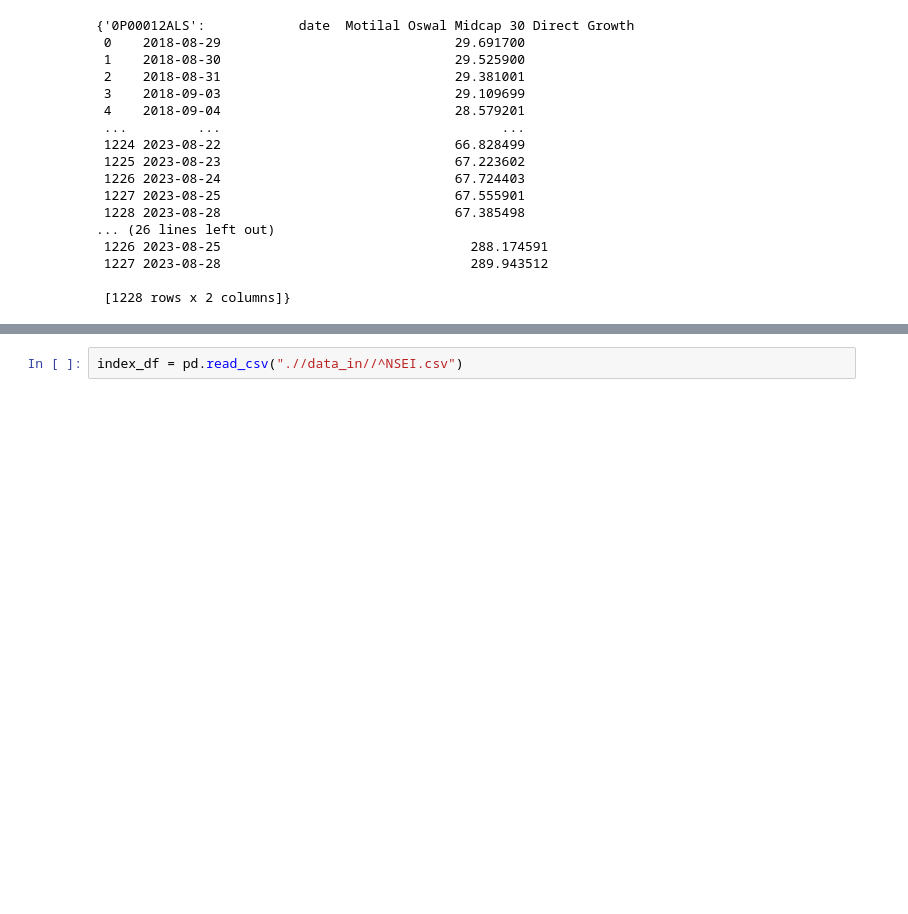
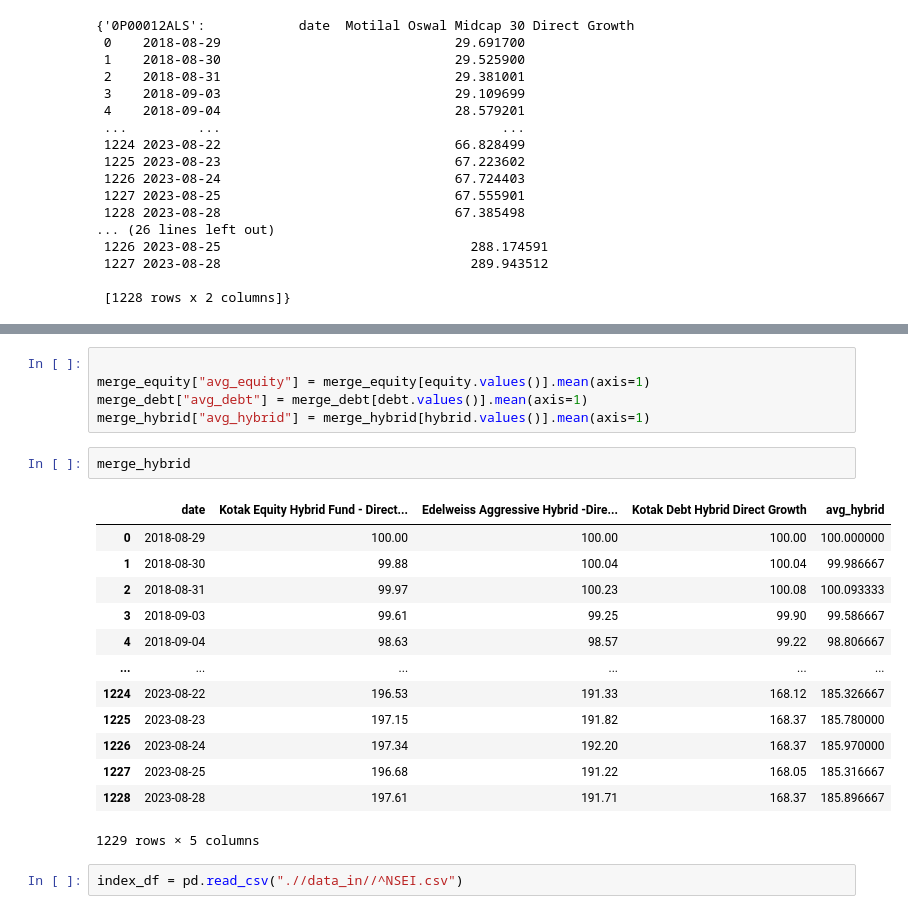
Before and after one commit to amanhooda98/Mutual_Fund_Analytics, a Jupyter notebook: Mutual_Fund_Analytics.ipynb, the cells around one changed output, grey strips where cells are left out. Saved outputs shown, nothing was run; the diff lists cells and outputs as text; blank space fills up the shorter version.

```diff
--- a/Mutual_Fund_Analytics.ipynb
+++ b/Mutual_Fund_Analytics.ipynb
@@ -280,3 +276,24 @@ dtype: object
+# %%
+
+merge_equity["avg_equity"] = merge_equity[equity.values()].mean(axis=1)
+merge_debt["avg_debt"] = merge_debt[debt.values()].mean(axis=1)
+merge_hybrid["avg_hybrid"] = merge_hybrid[hybrid.values()].mean(axis=1)
+# %%
+merge_hybrid
+# %% [output]
+|  | date | Kotak Equity Hybrid Fund - Direct... | Edelweiss Aggressive Hybrid -Dire... | Kotak Debt Hybrid Direct Growth | avg_hybrid |
+| 0 | 2018-08-29 | 100.00 | 100.00 | 100.00 | 100.000000 |
+| 1 | 2018-08-30 | 99.88 | 100.04 | 100.04 | 99.986667 |
+| 2 | 2018-08-31 | 99.97 | 100.23 | 100.08 | 100.093333 |
+| 3 | 2018-09-03 | 99.61 | 99.25 | 99.90 | 99.586667 |
+| 4 | 2018-09-04 | 98.63 | 98.57 | 99.22 | 98.806667 |
+| ... | ... | ... | ... | ... | ... |
+| 1224 | 2023-08-22 | 196.53 | 191.33 | 168.12 | 185.326667 |
+| 1225 | 2023-08-23 | 197.15 | 191.82 | 168.37 | 185.780000 |
+| 1226 | 2023-08-24 | 197.34 | 192.20 | 168.37 | 185.970000 |
+| 1227 | 2023-08-25 | 196.68 | 191.22 | 168.05 | 185.316667 |
+| 1228 | 2023-08-28 | 197.61 | 191.71 | 168.37 | 185.896667 |
+1229 rows × 5 columns
 # %%
 index_df = pd.read_csv(".//data_in//^NSEI.csv")
 # %%
```
Also changed, not shown: parts of 11 cells of this notebook.
